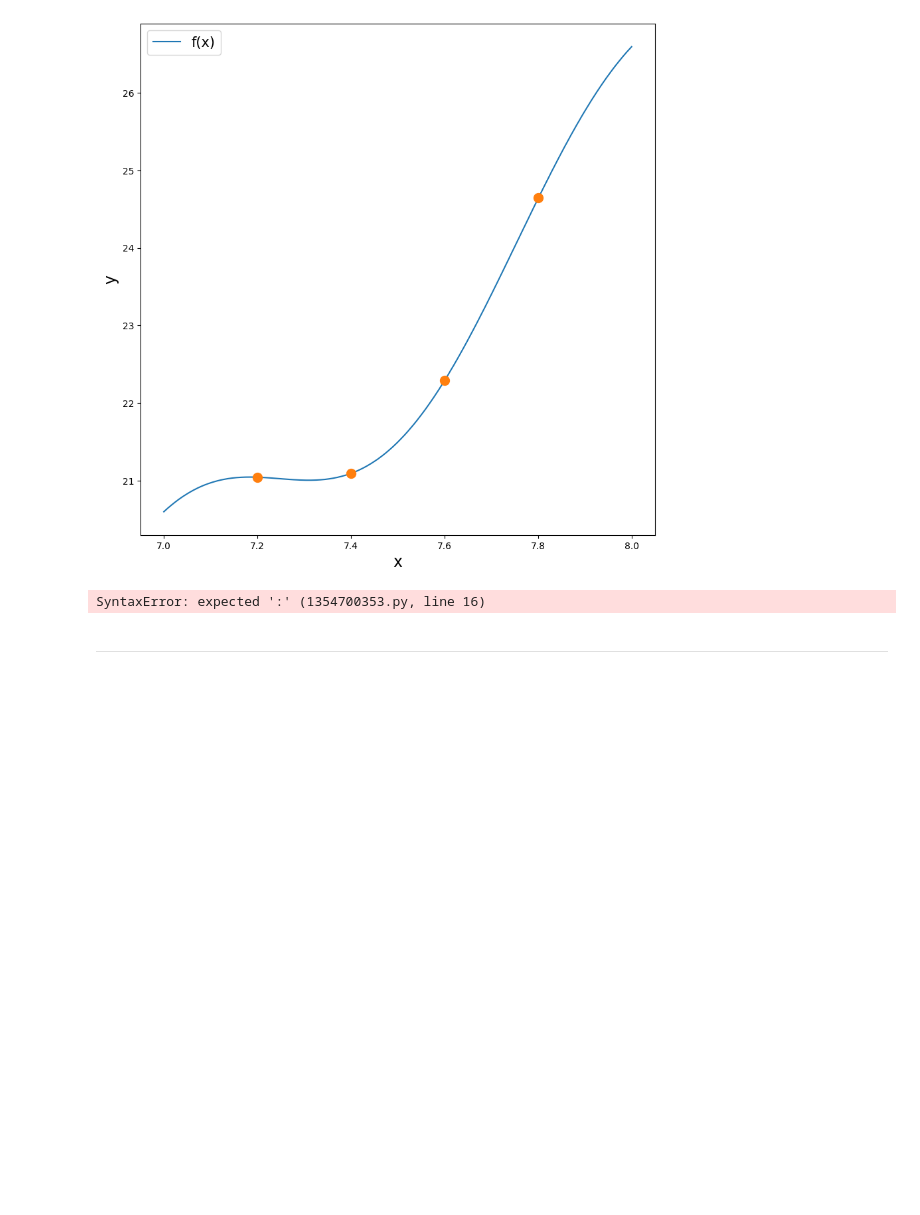
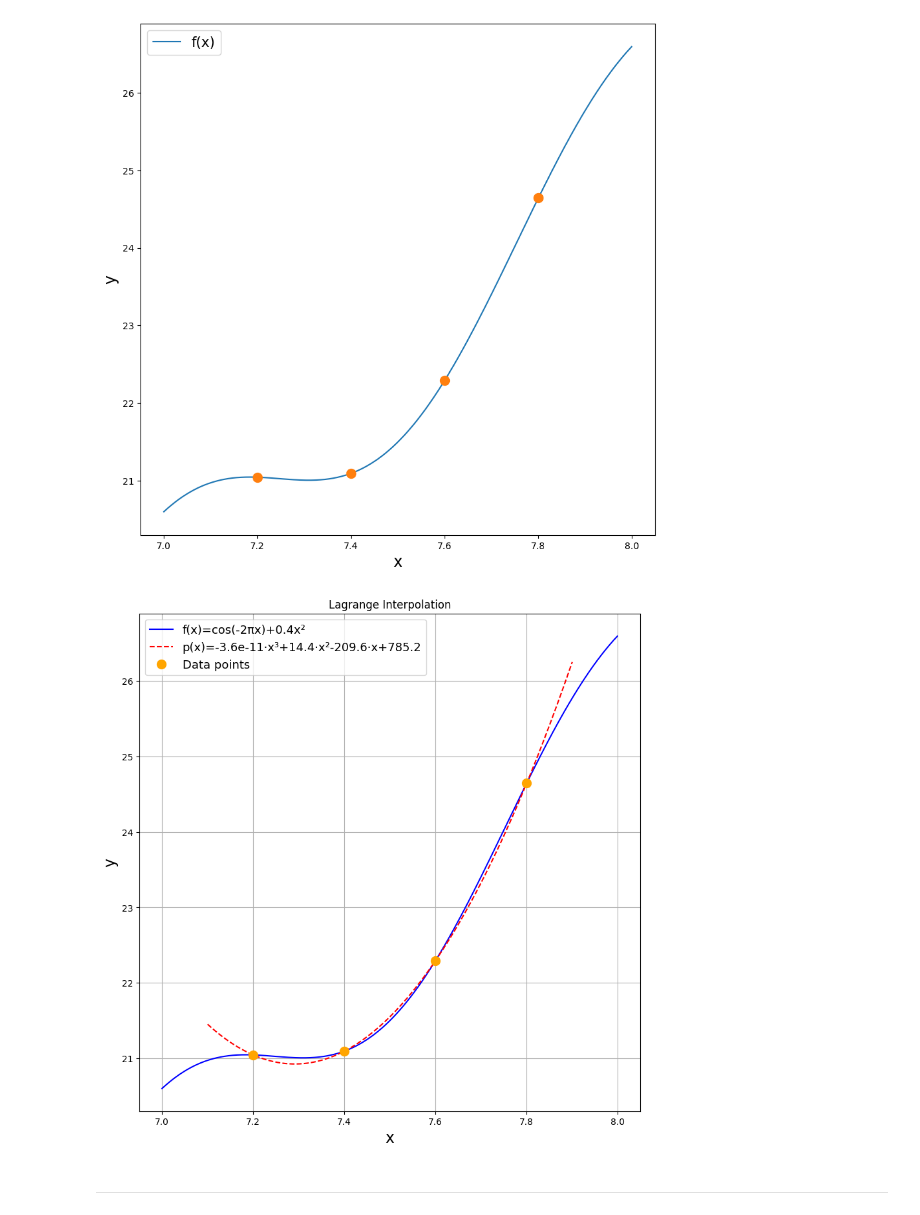
Before and after one commit to ThomasSchallar/NUM, a Jupyter notebook: Exercise sheet Nr. 4.ipynb, the cells around one changed output. Cells and saved outputs as stored; diff of their text form; code cells hidden in the pictures; blank space fills up the shorter version.

```diff
--- a/Exercise sheet Nr. 4.ipynb
+++ b/Exercise sheet Nr. 4.ipynb
@@ -40,6 +40,8 @@ plt.legend(loc='best',fontsize=15)
 import numpy as np
 import matplotlib.pyplot as plt
 from scipy import interpolate
+
+uni= [ '\u2070', '\u00b9', '\u00b2', '\u00b3', '\u2074', '\u2075', '\u2076', '\u2077', '\u2078', '\u2079' ]
 
 p= interpolate.lagrange( xi, yi ) # perform Lagrange Interpolation with 4 data points
 
@@ -49,35 +51,35 @@ for i in range( len( p ), -1, -1 ):
   if n > 0 and p[i] > 0:
     pString+= '+'
   n+= 1
 
   if abs( p[i] ) < 0.1:
     pString+= f'{p[i]:.1e}'
   else:
     pString+= f'{p[i]:.1f}'
 
   if i == 1:
     pString+= f'·x'
   elif i > 0:
-    pString+= f'·x^{i}'
+    pString+= f'·x' + uni[i]
 
 xP= np.linspace( 7.1, 7.9, 100 )  # array from 7.1 to 7.9 with 100 entries for...
 yP= np.polyval( p, xP )           # ...some values of y=p(x)
 
 plt.figure( figsize=(10,10) )
 plt.plot( x, y, c='blue', label='f(x)=cos(-2πx)+0.4x²' )
 plt.plot( xP, yP, c='red', linestyle='dashed', label=f'p(x)={pString}' )
 plt.plot( xi, yi, 'o', markersize=10, c='orange', label='Data points' )
 plt.xlabel( 'x', fontsize=17 )
 plt.ylabel( 'y', fontsize=17 )
 plt.title( 'Lagrange Interpolation' )
 plt.grid( True )
 plt.legend( loc='best', fontsize=13 )
 plt.show()
 
 
 #EOF
 # %% [output]
-SyntaxError: expected ':' (1354700353.py, line 16)
+[figure, added]
 # %% [markdown]
 ----------------------------------------------------------
 # %% [markdown]
```
Also changed, not shown: parts of 1 cell of this notebook.
